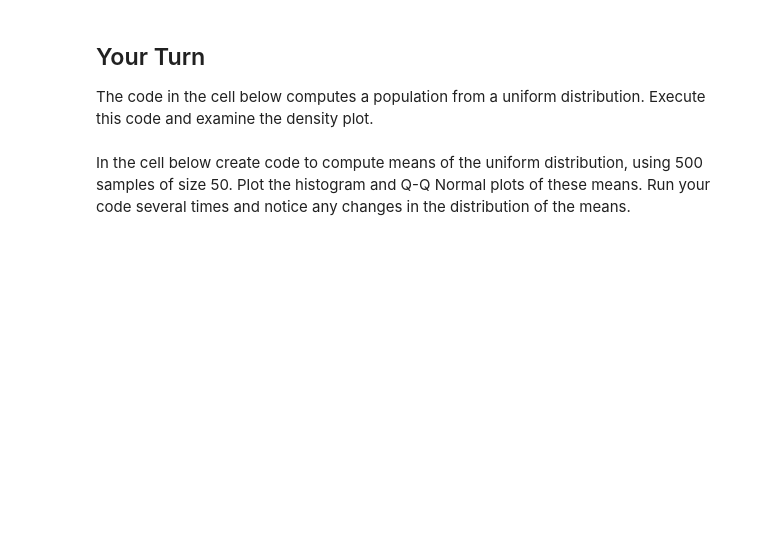
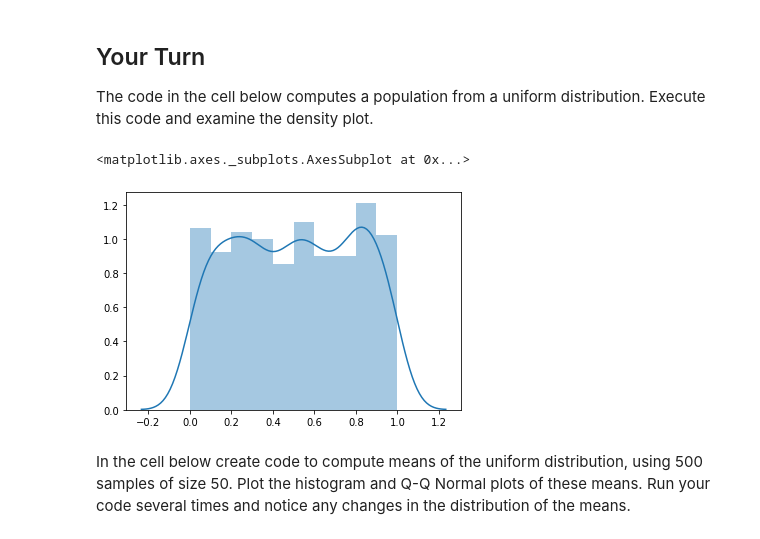
Before and after one commit to StephenElston/DataScience410, a Jupyter notebook: Lecture5/CentralLimitTheorm.ipynb, the cells around one changed output. Drawn from its saved outputs; the diff is of its cells as text; code cells hidden in the pictures; blank space fills up the shorter version.

```diff
--- a/Lecture5/CentralLimitTheorm.ipynb
+++ b/Lecture5/CentralLimitTheorm.ipynb
@@ -110,5 +123,11 @@ print('The %.2f level CI is (%.2f , %.2f)' % (alpha, ci_low, ci_high))
 ## Your Turn
 
 The code in the cell below computes a population from a uniform distribution. Execute this code and examine the density plot.
+# %%
+uniform_sample = numpy.random.uniform(size=1000)
+sns.distplot(uniform_sample)
+# %% [output]
+<matplotlib.axes._subplots.AxesSubplot at 0x...>
+[figure, added]
 # %% [markdown]
 In the cell below create code to compute means of the uniform distribution, using 500 samples of size 50. Plot the histogram and Q-Q Normal plots of these means. Run your code several times and notice any changes in the distribution of the means.
```
Also changed, not shown: parts of 5 cells of this notebook, 2 other files.
